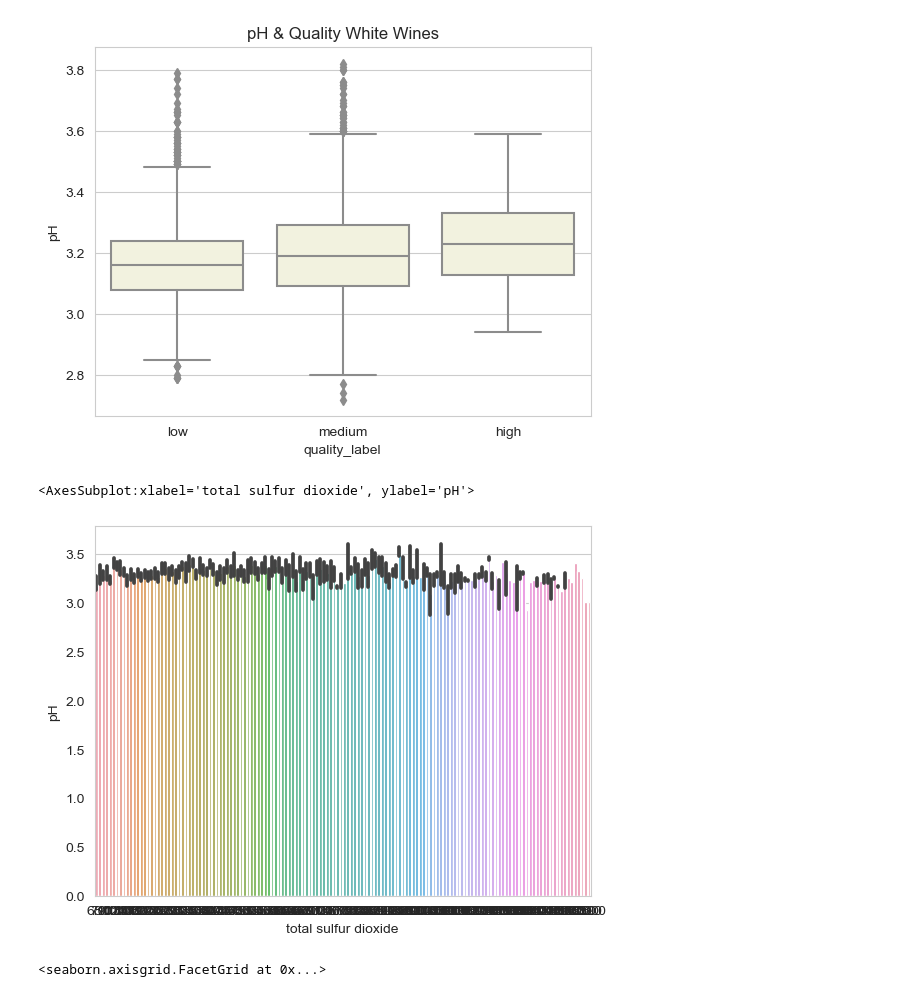
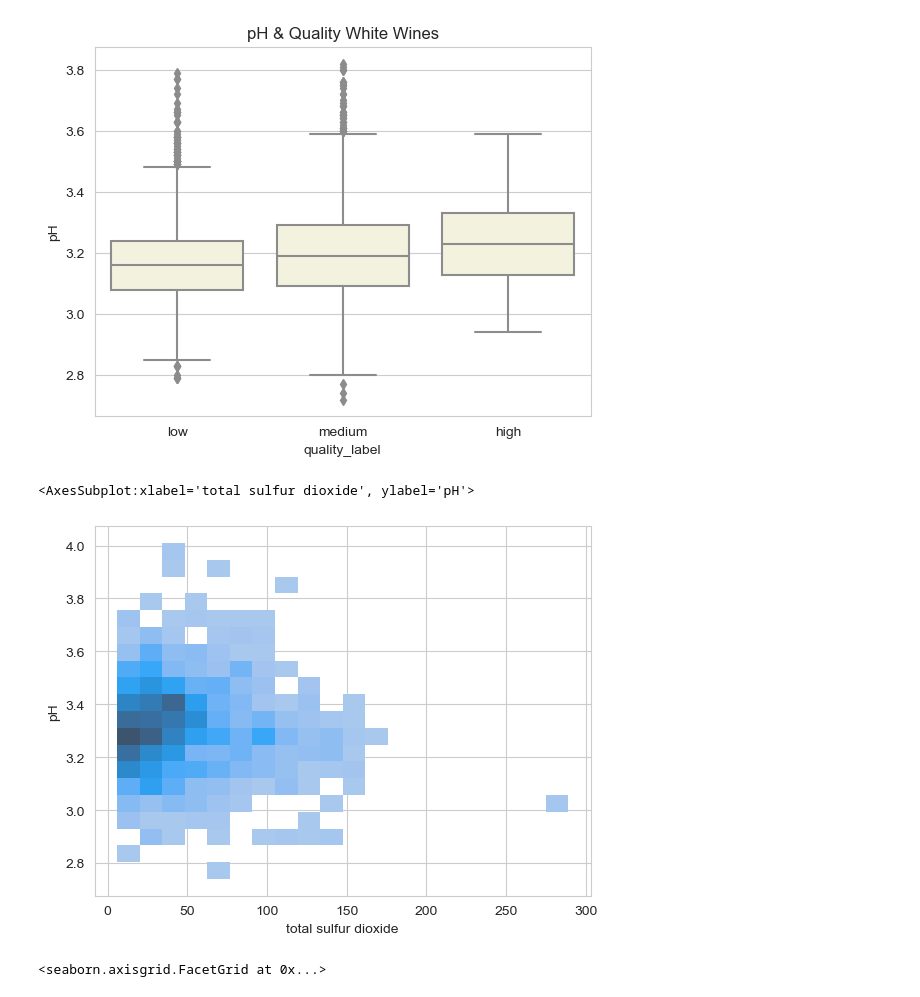
Before and after one commit to NiaLucia/Sprint2, a Jupyter notebook: wine_project.ipynb, the cells around one changed output. Cells and saved outputs as stored; diff of their text form; code cells hidden in the pictures.

Commit message:
wine project

```diff
--- a/wine_project.ipynb
+++ b/wine_project.ipynb
@@ -309,11 +309,11 @@ sns.barplot(data=red_wines, x="pH", y="body_mass_g", hue="sex")
 # %%
 # The FSO2 and the pH of your wine determine how much SO2 is available in the active,
 # molecular form to help protect the wine from oxidation and spoilage.
 
-sns.barplot(data=red_wines, x="total sulfur dioxide", y="pH")
+sns.histplot(data=red_wines, x="total sulfur dioxide", y="pH", bins=20)
 # %% [output]
 <AxesSubplot:xlabel='total sulfur dioxide', ylabel='pH'>
-[figure, old version]
+[figure, new version]
 # %%
 sns.catplot(
     data=red_wines, kind="bar",
```
Also changed, not shown: parts of 4 cells of this notebook.
